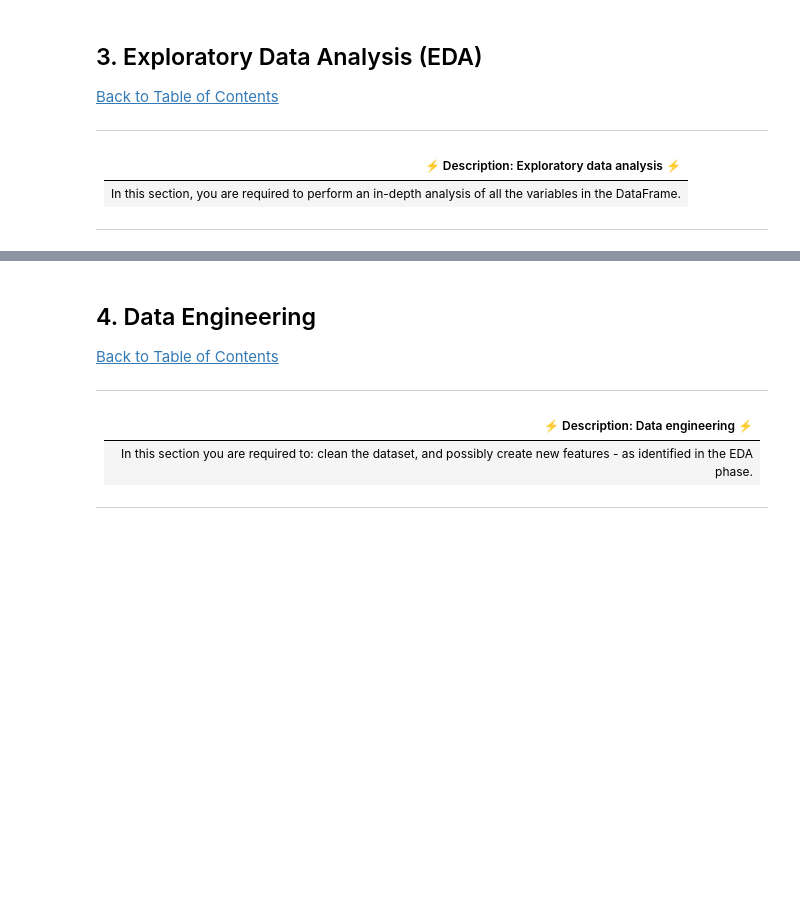
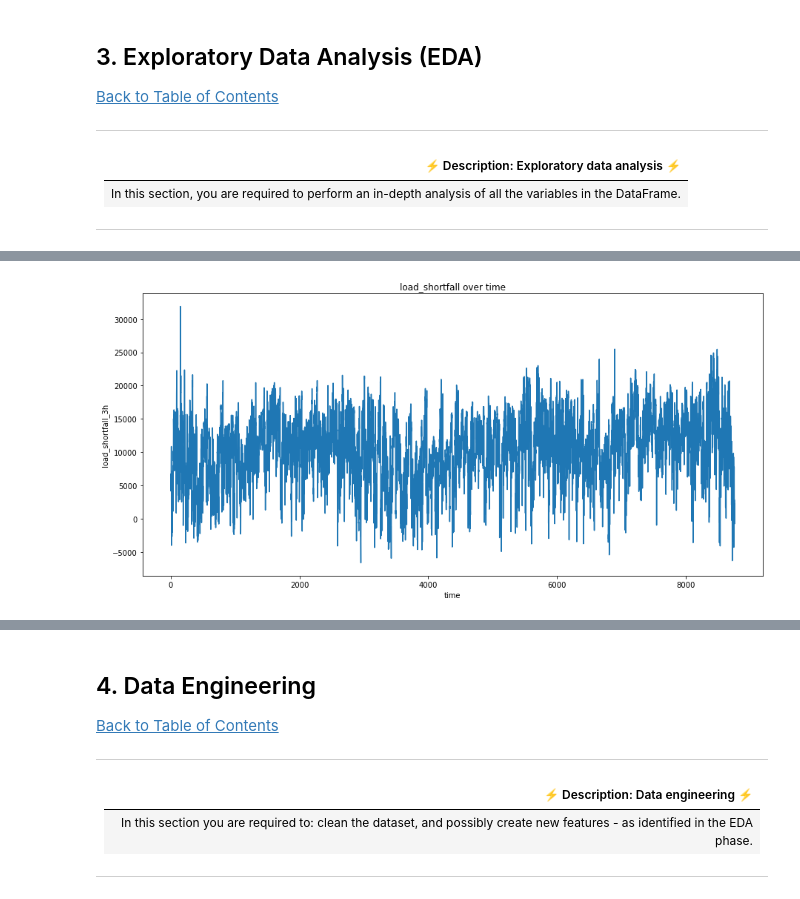
Before and after one commit to Explore-AI/load-shortfall-regression-predict-api, a Jupyter notebook: starter-notebook.ipynb, the cells around one changed output, grey strips where cells are left out. Cells and saved outputs as stored; diff of their text form; code cells hidden in the pictures; blank space fills up the shorter version.

```diff
--- a/starter-notebook.ipynb
+++ b/starter-notebook.ipynb
@@ -147,0 +258,12 @@ df.
+# %%
+# Value of Exports over time
+fig = plt.figure(figsize =(15, 7))
+plt.plot(np.arange(len(df.load_shortfall_3h)), df.load_shortfall_3h)
+plt.title("load_shortfall over time")
+
+
+plt.xlabel("time")
+plt.ylabel("load_shortfall_3h")
+plt.show()
+# %% [output]
+[figure, added]
```
Also changed, not shown: parts of 83 cells of this notebook, 2 other files.
